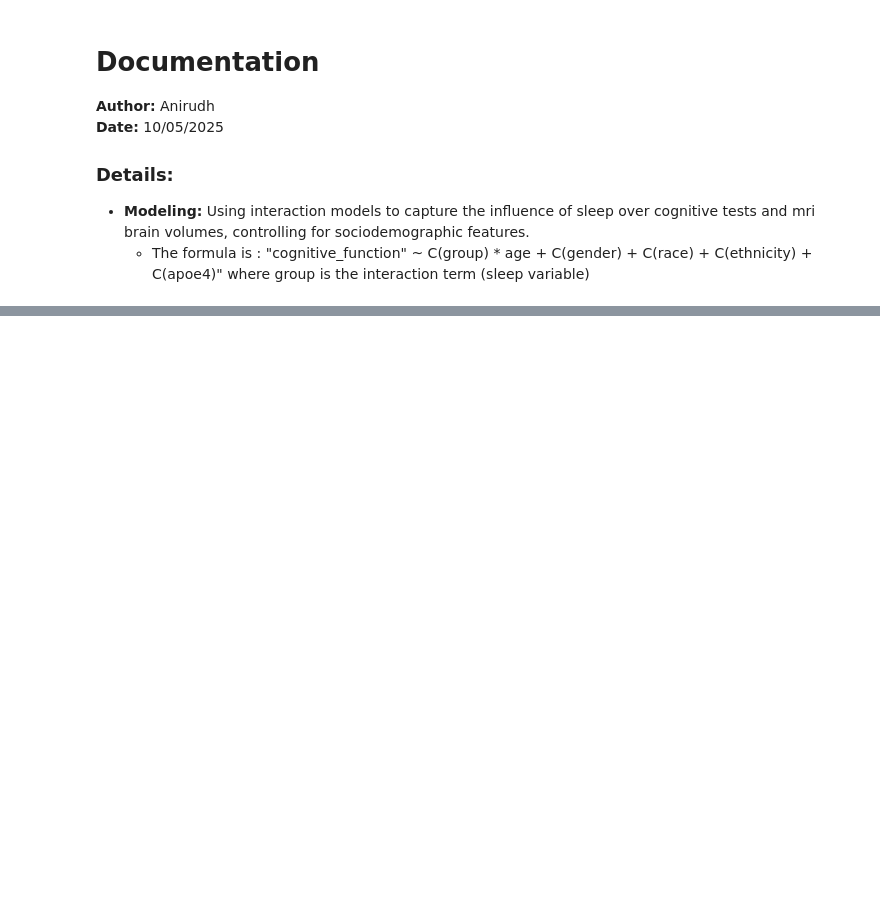
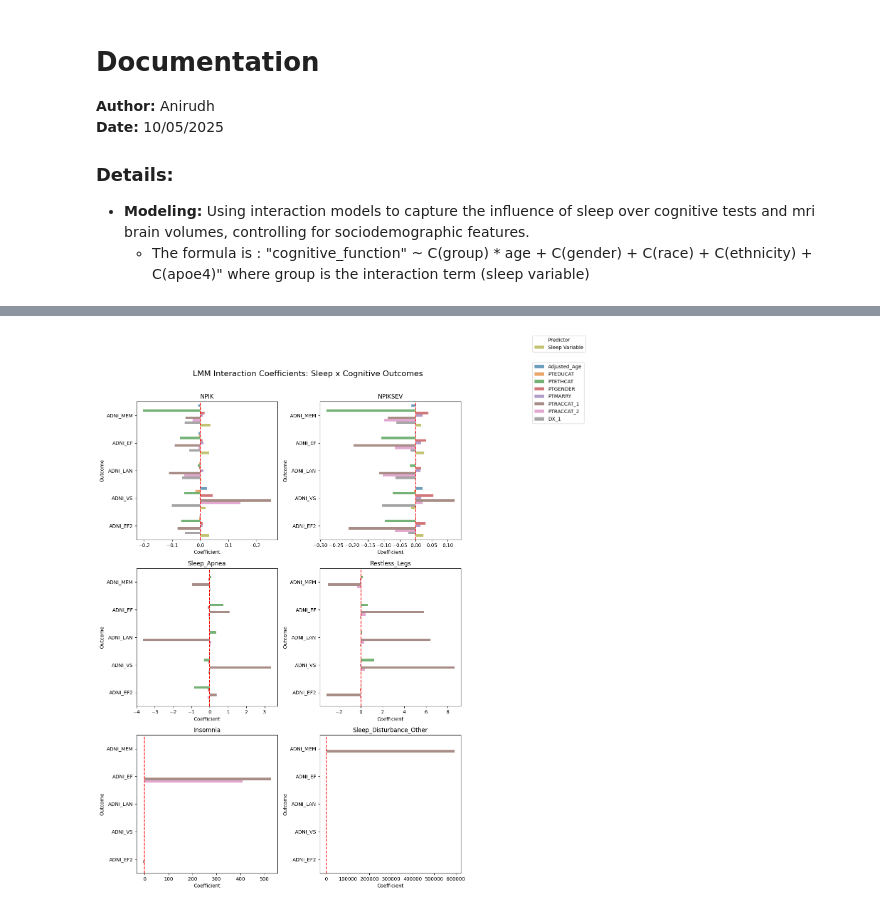
Before and after one commit to Da4kek/AD-Sleep, a Jupyter notebook: Interaction_model.ipynb, the cells around one changed output, grey strips where cells are left out. Cells and saved outputs as stored; diff of their text form; code cells hidden in the pictures; blank space fills up the shorter version.

Commit message:
updated interaction models

```diff
--- a/Interaction_model.ipynb
+++ b/Interaction_model.ipynb
@@ -309,0 +138,13 @@ for sleep in sleep_vars:
+# %%
+mh_cols = ["MH19OTHR", "MH2NEURL", "MH4CARD", "MH5RESP", "MHPSYCH"]
+merge_scaled["MH"] = merge_scaled[mh_cols].sum(axis=1)
+# %%
+model1_preds = ['Adjusted_Age', 'PTEDUCAT',
+                    'PTETHCAT',
+                    'PTGENDER',
+                    'PTMARRY',
+                    'PTRACCAT_1',
+                    'PTRACCAT_2',
+                    'DX_1',
+                    'DX_2']
+model2_preds = model1_preds + ['APOE4', 'BMI', 'MH']
@@ -309,0 +209,9 @@ for sleep in sleep_vars:
+# %%
+mri_model1 = fit_lmm_interaction_explicit(
+    merge_scaled, mri_outcomes, sleep_vars, model1_preds, 'Model1_MRI')
+mri_model2 = fit_lmm_interaction_explicit(
+    merge_scaled, mri_outcomes, sleep_vars, model2_preds, 'Model2_MRI')
+cog_model1 = fit_lmm_interaction_explicit(
+    merge_scaled, cognitive_outcomes, sleep_vars, model1_preds, 'Model1_Cog')
+cog_model2 = fit_lmm_interaction_explicit(
+    merge_scaled, cognitive_outcomes, sleep_vars, model2_preds, 'Model2_Cog')
@@ -309,0 +226,3 @@ for sleep in sleep_vars:
+# %%
+interaction_results = pd.concat(
+    [mri_model1, mri_model2, cog_model1, cog_model2], ignore_index=True)
@@ -309,0 +308,5 @@ for sleep in sleep_vars:
+# %%
+plot_interaction_lmm(interaction_results,
+                     model='Model1_Cog', domain='Cognitive')
+# %% [output]
+[figure, added]
```
Also changed, not shown: parts of 27 cells of this notebook.
